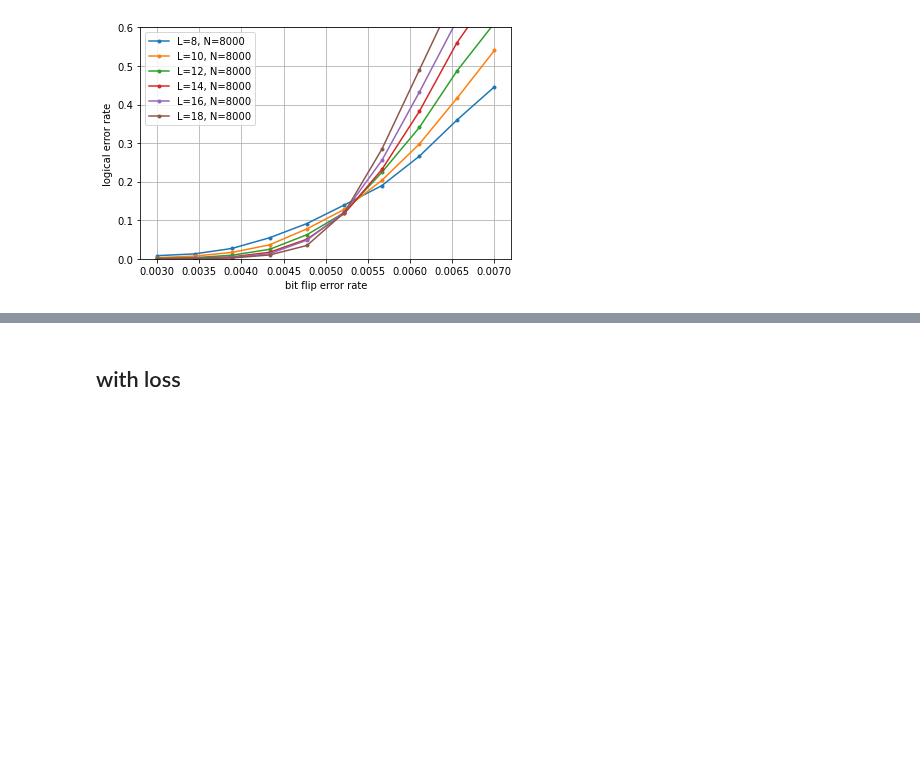
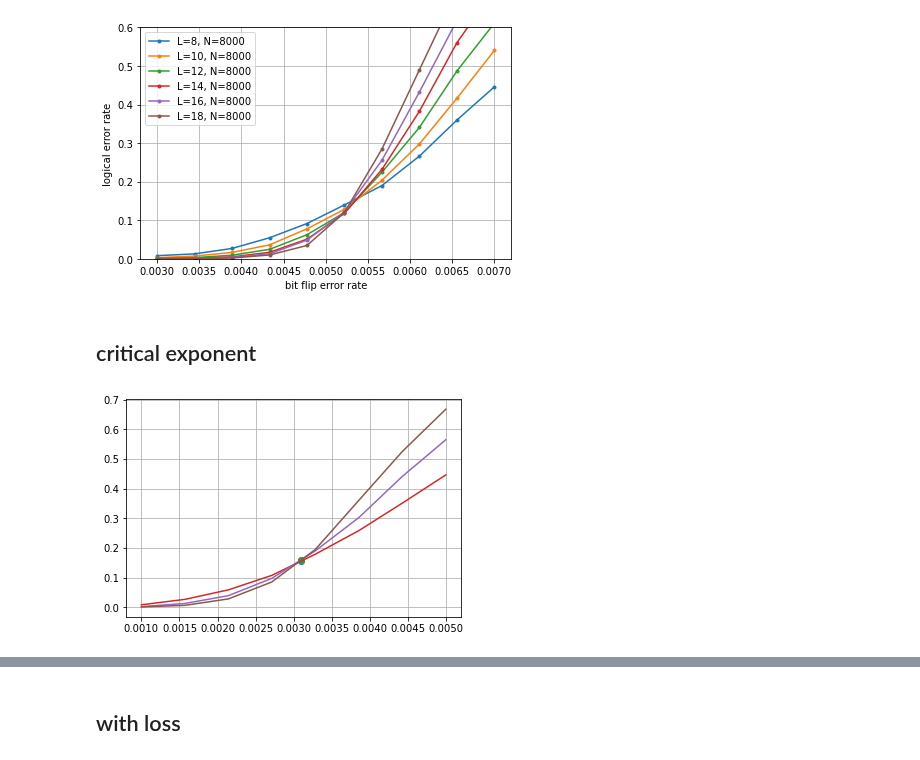
Before and after one commit to hassan-shap/quantum-emitter, a Jupyter notebook: pp_threshold_qdot.ipynb, the cells around one changed output, grey strips where cells are left out. Drawn from its saved outputs; the diff is of its cells as text; code cells hidden in the pictures; blank space fills up the shorter version.

```diff
--- a/pp_threshold_qdot.ipynb
+++ b/pp_threshold_qdot.ipynb
@@ -57,3 +57,57 @@ plt.grid()
 plt.show()
 # %% [output]
 [figure]
+# %% [markdown]
+## critical exponent
+# %%
+### loading data
+repeat = 20
+# L_list = [10,12,14,16,18]
+L_list = [6,8,10] # [10,12,14,16]#
+prob_l = 0.1
+
+p_loss = np.array([0,0.01,0.05,0.1,0.15,0.18,0.2,0.249])
+p_th = np.array([0.00525,0.0051,0.0042,0.0031,0.002,0.00127,0.0008,0])
+pc0 = p_th[np.argwhere(p_loss==prob_l)[0,0]]
+
+failure_ratio_tot = np.zeros((len(L_list),8))
+
+# plt.figure(1)#,figsize=(5,3))
+for i_L, L in enumerate(L_list):
+    first = True
+    for i_rep in range(repeat):
+        fname = "data_loss_qdot/" + "p1_eq_p2_p_%.2f_L_%d_i_%d_new.npz" % (prob_l,L,i_rep)
+        # fname = "data_qdot/" + "p1_eq_p2_L_%d_i_%d_new.npz" % (L,i_rep)
+        if os.path.exists(fname):
+            npz_file = np.load(fname)
+            p1_list, loss_prob, fail_prob_z, Nrep_loss, Nrep_flip = npz_file['p1_list'], npz_file['loss_prob'], npz_file['fail_prob_z'], npz_file['Nrep_loss'], npz_file['Nrep_flip']
+            # p1_list, fail_prob_z, Nrep = npz_file['p1_list'], npz_file['fail_prob_z'], npz_file['Nrep']
+            if first :
+                first = False
+                fail_prob_avg = np.zeros(len(p1_list))
+                Ntot = 0
+            fail_prob_avg += fail_prob_z
+            # loss_prob_avg += loss_prob
+            Ntot += Nrep
+    if not first:
+        failure_ratio_tot[i_L,:]=(fail_prob_avg/Ntot)
+        # plt.plot(p1_list,failure_ratio_tot[i_L,:],".-", color="C%d" % (i_L), label="L=%d, N=%d" % (L,Ntot))
+
+plt.figure()
+Svals = np.copy(failure_ratio_tot)
+
+for i_L, L in enumerate(L_list):
+    fc = np.interp(pc0,p1_list,Svals[i_L,:])
+    Svals[i_L,:] -= fc
+    plt.plot(pc0,fc,"o")
+    # z = np.polyfit(xvals,yvals, 2)
+    # slope, intercept, r_value[i_nu,i_L], p_value, std_err = scipy.stats.linregress(xvals,yvals)
+    # plt.plot(xvals,np.abs(Svals[i_L,:]),"o", label="L=%d" % (L))
+# plt.plot(ν_list, r_value)
+# plt.plot(p1_list,Svals.T)
+plt.plot(p1_list,failure_ratio_tot.T)
+plt.grid()
+# plt.legend()
+plt.show()
+# %% [output]
+[figure, added]
```
Also changed, not shown: parts of 4 cells of this notebook, 38 other files.
